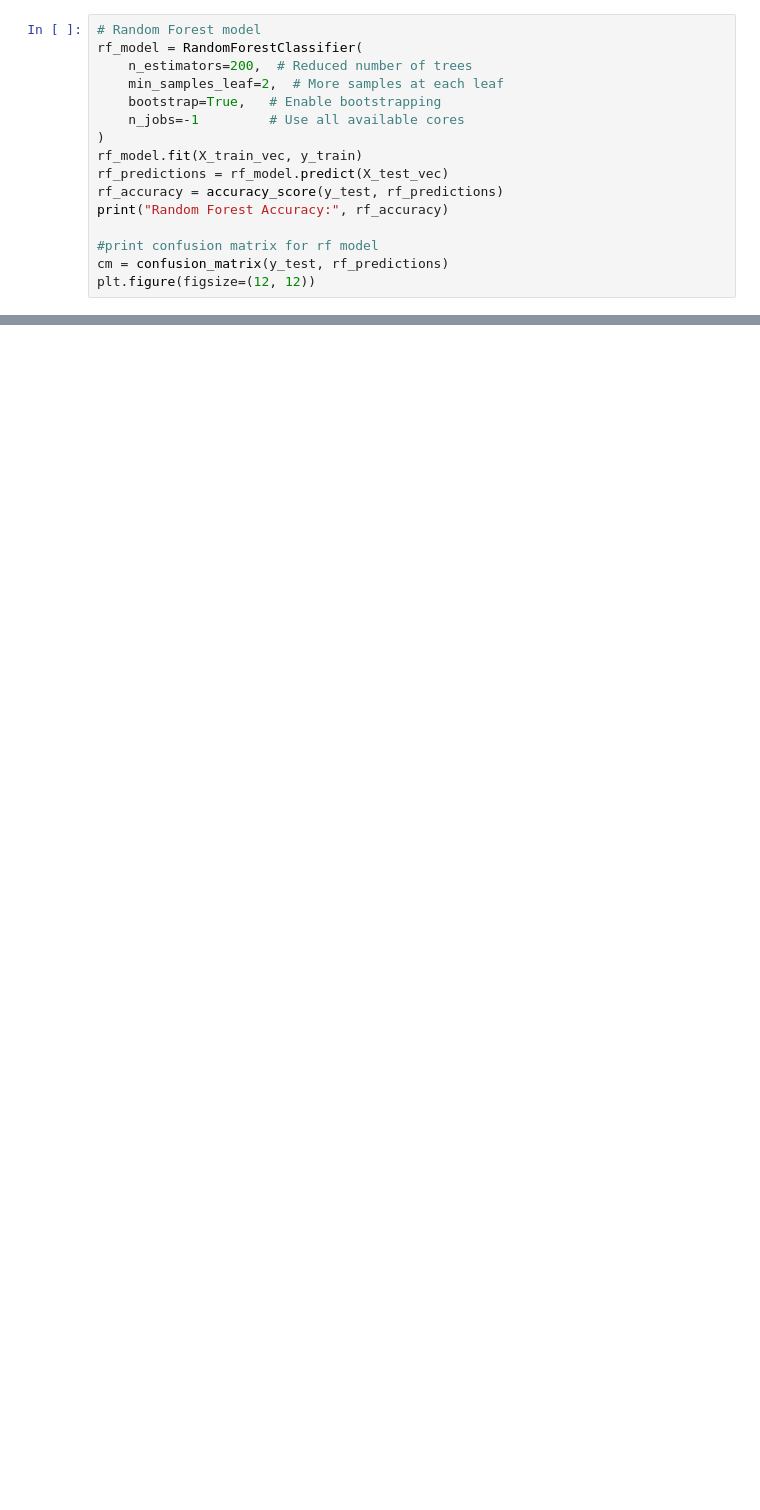
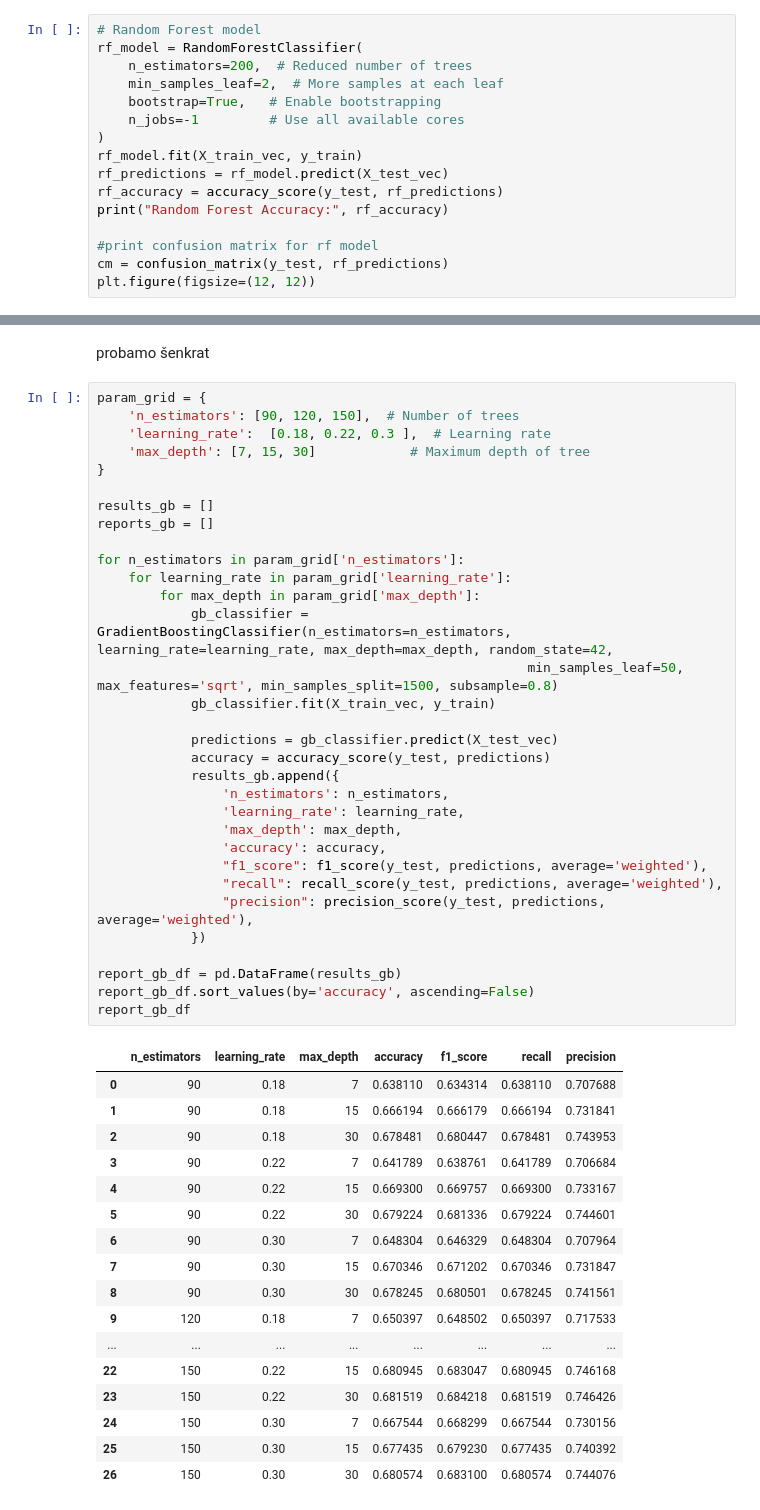
Before and after one commit to anapoklukar/text-classification-assignment, a Jupyter notebook: assignment2.ipynb, the cells around one changed output, grey strips where cells are left out. Cells and saved outputs as stored; diff of their text form; blank space fills up the shorter version.

```diff
--- a/assignment2.ipynb
+++ b/assignment2.ipynb
@@ -355,0 +593,52 @@ KeyboardInterrupt:
+# %% [markdown]
+probamo šenkrat
+# %%
+param_grid = {
+    'n_estimators': [90, 120, 150],  # Number of trees
+    'learning_rate':  [0.18, 0.22, 0.3 ],  # Learning rate
+    'max_depth': [7, 15, 30]            # Maximum depth of tree
+}
+
+results_gb = []
+reports_gb = []
+
+for n_estimators in param_grid['n_estimators']:
+    for learning_rate in param_grid['learning_rate']:
+        for max_depth in param_grid['max_depth']:
+            gb_classifier = GradientBoostingClassifier(n_estimators=n_estimators, learning_rate=learning_rate, max_depth=max_depth, random_state=42,
+                                                       min_samples_leaf=50, max_features='sqrt', min_samples_split=1500, subsample=0.8)
+            gb_classifier.fit(X_train_vec, y_train)
+
+            predictions = gb_classifier.predict(X_test_vec)
+            accuracy = accuracy_score(y_test, predictions)
+            results_gb.append({
+                'n_estimators': n_estimators,
+                'learning_rate': learning_rate,
+                'max_depth': max_depth,
+                'accuracy': accuracy,
+                "f1_score": f1_score(y_test, predictions, average='weighted'),
+                "recall": recall_score(y_test, predictions, average='weighted'),
+                "precision": precision_score(y_test, predictions, average='weighted'),
+            })
+
+report_gb_df = pd.DataFrame(results_gb)
+report_gb_df.sort_values(by='accuracy', ascending=False)
+report_gb_df
+# %% [output]
+|  | n_estimators | learning_rate | max_depth | accuracy | f1_score | recall | precision |
+| 0 | 90 | 0.18 | 7 | 0.638110 | 0.634314 | 0.638110 | 0.707688 |
+| 1 | 90 | 0.18 | 15 | 0.666194 | 0.666179 | 0.666194 | 0.731841 |
+| 2 | 90 | 0.18 | 30 | 0.678481 | 0.680447 | 0.678481 | 0.743953 |
+| 3 | 90 | 0.22 | 7 | 0.641789 | 0.638761 | 0.641789 | 0.706684 |
+| 4 | 90 | 0.22 | 15 | 0.669300 | 0.669757 | 0.669300 | 0.733167 |
+| 5 | 90 | 0.22 | 30 | 0.679224 | 0.681336 | 0.679224 | 0.744601 |
+| 6 | 90 | 0.30 | 7 | 0.648304 | 0.646329 | 0.648304 | 0.707964 |
+| 7 | 90 | 0.30 | 15 | 0.670346 | 0.671202 | 0.670346 | 0.731847 |
+| 8 | 90 | 0.30 | 30 | 0.678245 | 0.680501 | 0.678245 | 0.741561 |
+| 9 | 120 | 0.18 | 7 | 0.650397 | 0.648502 | 0.650397 | 0.717533 |
+| ... | ... | ... | ... | ... | ... | ... | ... |
+| 22 | 150 | 0.22 | 15 | 0.680945 | 0.683047 | 0.680945 | 0.746168 |
+| 23 | 150 | 0.22 | 30 | 0.681519 | 0.684218 | 0.681519 | 0.746426 |
+| 24 | 150 | 0.30 | 7 | 0.667544 | 0.668299 | 0.667544 | 0.730156 |
+| 25 | 150 | 0.30 | 15 | 0.677435 | 0.679230 | 0.677435 | 0.740392 |
+| 26 | 150 | 0.30 | 30 | 0.680574 | 0.683100 | 0.680574 | 0.744076 |
```
Also changed, not shown: parts of 35 cells of this notebook, 2 other files.
